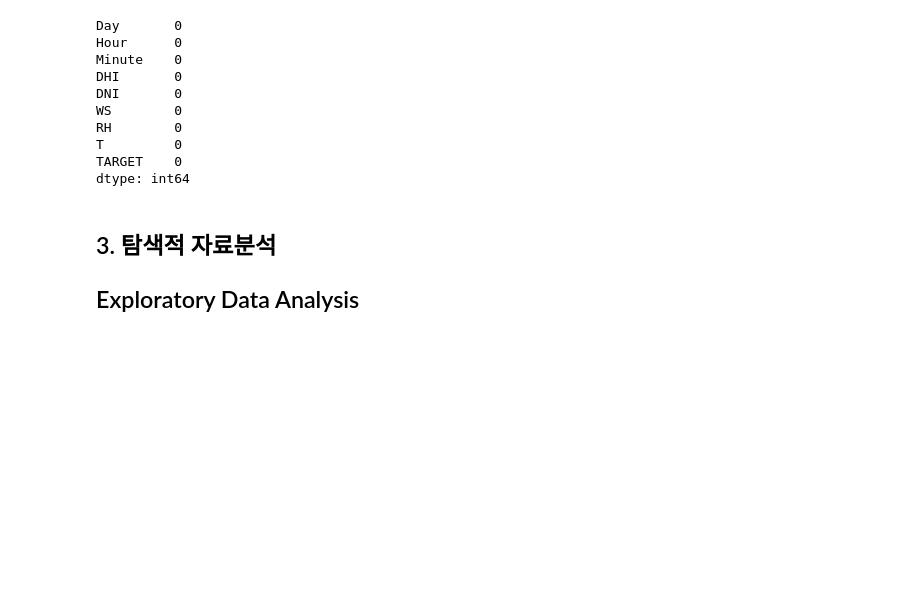
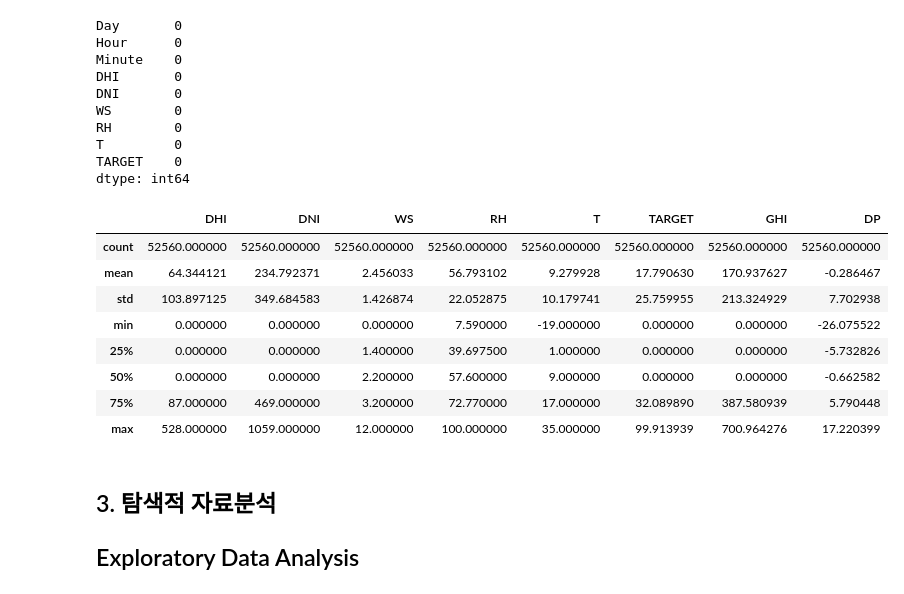
Before and after one commit to J-woooo/Dacon, a Jupyter notebook: final/우럭이안우럭.ipynb, the cells around one changed output. Drawn from its saved outputs; the diff is of its cells as text; code cells hidden in the pictures; blank space fills up the shorter version.

```diff
--- a/final/우럭이안우럭.ipynb
+++ b/final/우럭이안우럭.ipynb
@@ -30,7 +31,6 @@ from sklearn.linear_model import LinearRegression
 import seaborn as sns
 # %%
 train = pd.read_csv('../data/train/train.csv')
-df = pd.read_csv('../data/train/train.csv')
 
 submission = pd.read_csv('../data/sample_submission.csv')
 submission.set_index('id',inplace=True)
@@ -50,6 +50,18 @@ RH        0
 T         0
 TARGET    0
 dtype: int64
+# %%
+df.describe()
+# %% [output]
+|  | DHI | DNI | WS | RH | T | TARGET | GHI | DP |
+| count | 52560.000000 | 52560.000000 | 52560.000000 | 52560.000000 | 52560.000000 | 52560.000000 | 52560.000000 | 52560.000000 |
+| mean | 64.344121 | 234.792371 | 2.456033 | 56.793102 | 9.279928 | 17.790630 | 170.937627 | -0.286467 |
+| std | 103.897125 | 349.684583 | 1.426874 | 22.052875 | 10.179741 | 25.759955 | 213.324929 | 7.702938 |
+| min | 0.000000 | 0.000000 | 0.000000 | 7.590000 | -19.000000 | 0.000000 | 0.000000 | -26.075522 |
+| 25% | 0.000000 | 0.000000 | 1.400000 | 39.697500 | 1.000000 | 0.000000 | 0.000000 | -5.732826 |
+| 50% | 0.000000 | 0.000000 | 2.200000 | 57.600000 | 9.000000 | 0.000000 | 0.000000 | -0.662582 |
+| 75% | 87.000000 | 469.000000 | 3.200000 | 72.770000 | 17.000000 | 32.089890 | 387.580939 | 5.790448 |
+| max | 528.000000 | 1059.000000 | 12.000000 | 100.000000 | 35.000000 | 99.913939 | 700.964276 | 17.220399 |
 # %% [markdown]
 ## 3. 탐색적 자료분석
 ## Exploratory Data Analysis
```
Also changed, not shown: parts of 16 cells of this notebook, 1 other file.
